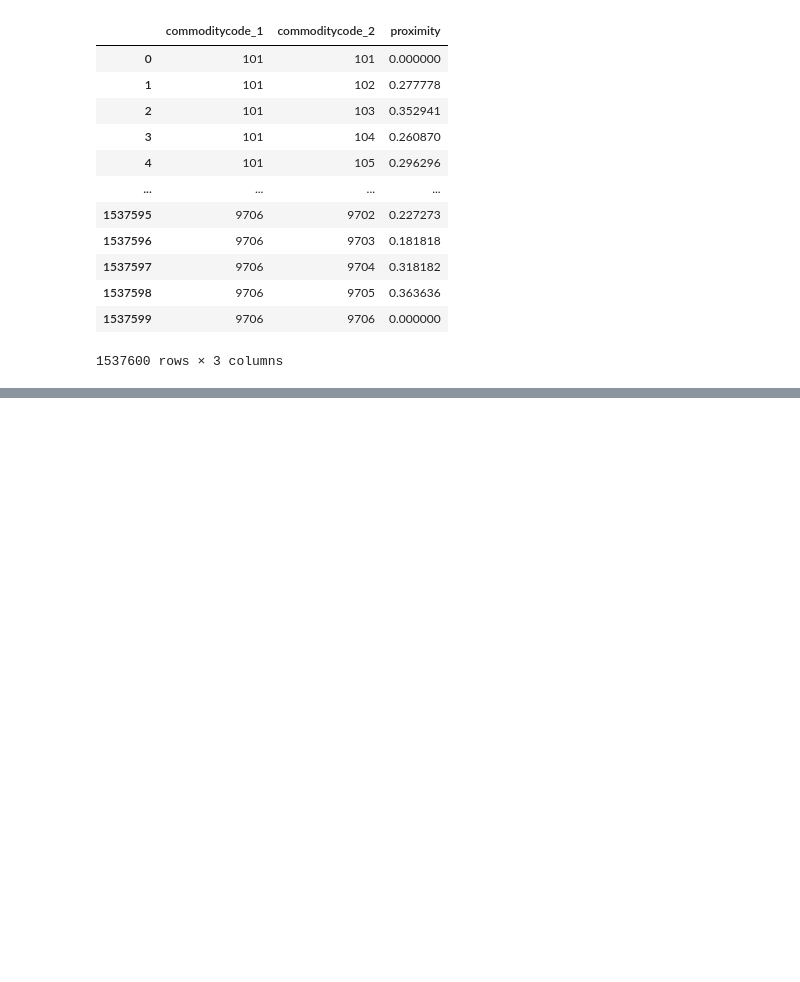
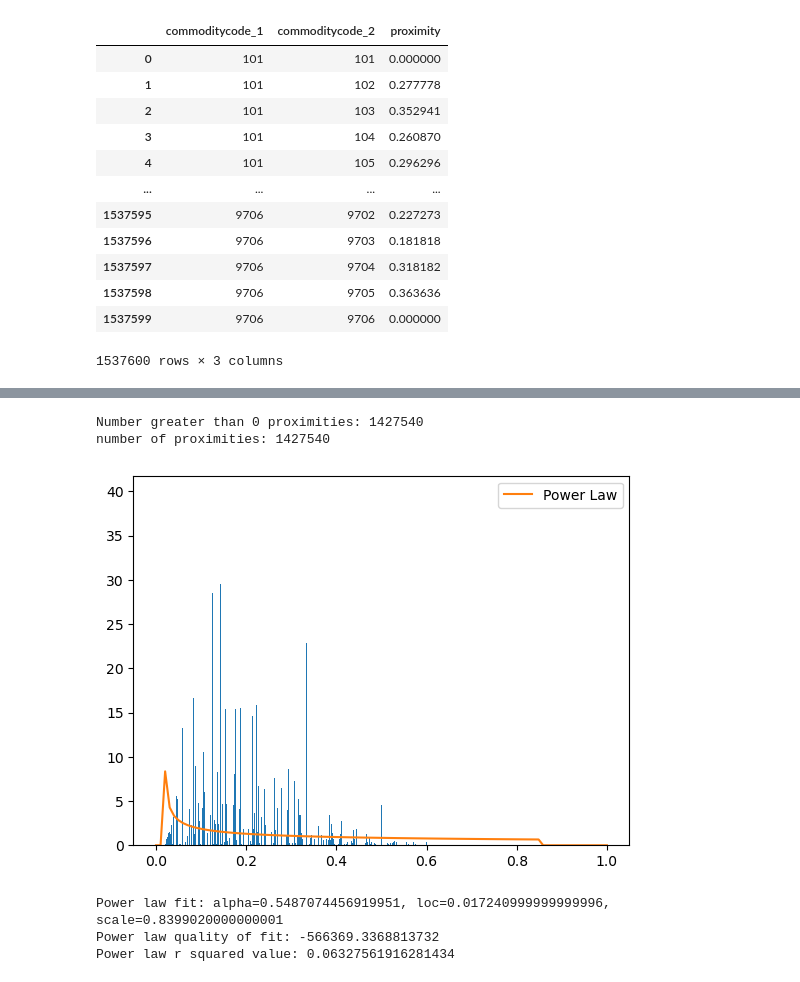
Before and after one commit to rosstie/pathway_diversity_ECI, a Jupyter notebook: scripts/ECI_Data_Exploration.ipynb, the cells around one changed output, grey strips where cells are left out. Cells and saved outputs as stored; diff of their text form; code cells hidden in the pictures; blank space fills up the shorter version.

```diff
--- a/scripts/ECI_Data_Exploration.ipynb
+++ b/scripts/ECI_Data_Exploration.ipynb
@@ -106,0 +128,35 @@ plt.show()
+# %%
+# test fit for power law distribution
+
+# print number of 0 proximities in the data
+print(f'Number greater than 0 proximities: {len(hs92_csv[hs92_csv["proximity"] > 0.0000000000000])}')
+print(f'number of proximities: {len(hs92_csv)}')
+
+# remove zeros from hs92_csv
+hs92_csv = hs92_csv[hs92_csv['proximity'] != 0]
+
+
+# fit the data to a power law distribution
+fit = stats.powerlaw.fit(hs92_csv['proximity'])
+# plot the data
+plt.hist(hs92_csv['proximity'], bins=1000, density=True)
+# plot the power law distribution
+x = np.linspace(0, 1, 100)
+pdf = stats.powerlaw.pdf(x, fit[0], fit[1], fit[2])
+plt.plot(x, pdf, label='Power Law')
+plt.legend()
+plt.show()
+
+# print the fit of the power law distribution and quality of fit
+# fit[0] is the alpha parameter, fit[1] is the loc parameter, fit[2] is the scale parameter
+print(f'Power law fit: alpha={fit[0]}, loc={fit[1]}, scale={fit[2]}')
+print(f'Power law quality of fit: {stats.powerlaw.nnlf(fit, hs92_csv["proximity"])}')
+# r squared value
+print(f'Power law r squared value: {stats.powerlaw.rvs(fit[0], loc=fit[1], scale=fit[2], size=len(hs92_csv)).var()}')
+# %% [output]
+Number greater than 0 proximities: 1427540
+number of proximities: 1427540
+[figure, added]
+Power law fit: alpha=0.5487074456919951, loc=0.017240999999999996, scale=0.8399020000000001
+Power law quality of fit: -566369.3368813732
+Power law r squared value: 0.06327561916281434
```
Also changed, not shown: parts of 27 cells of this notebook, 25 other files.
